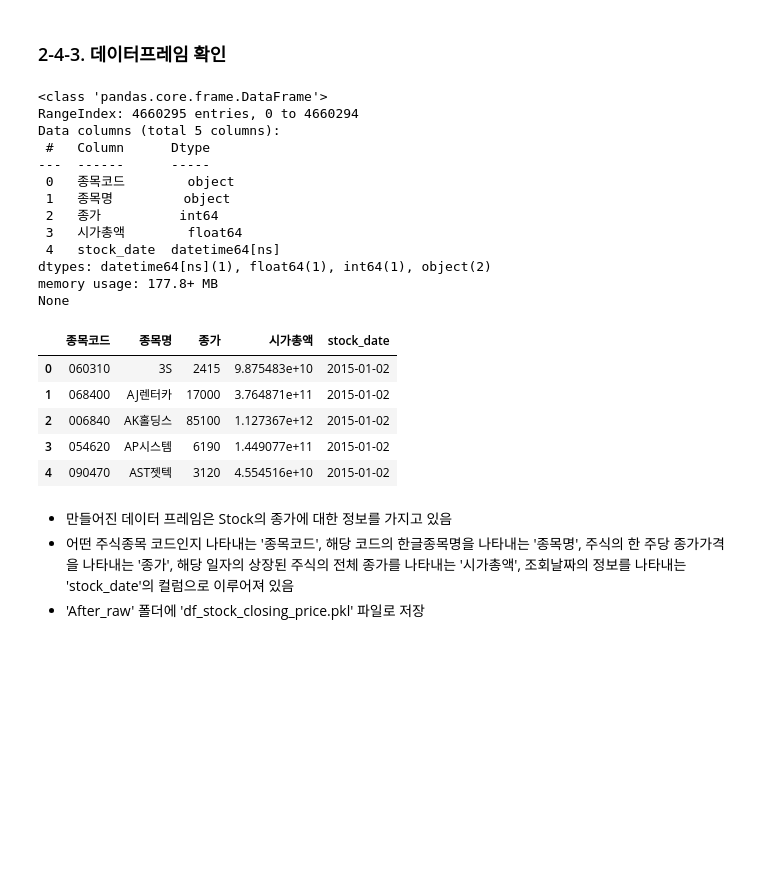
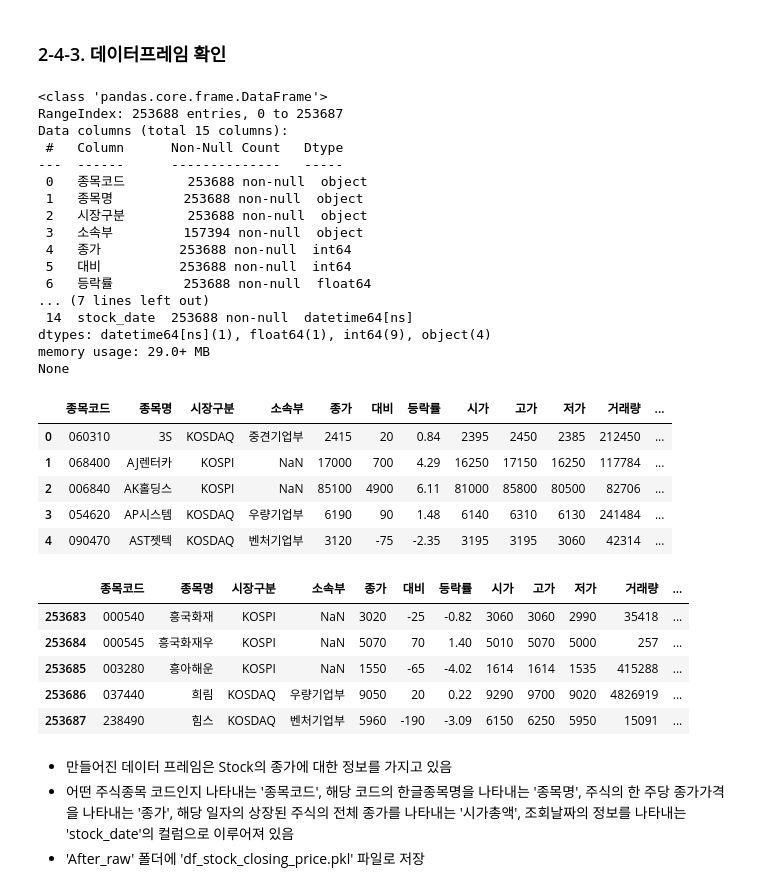
Before and after one commit to Ryong1998/snowball, a Jupyter notebook: 2_Data_Understanding.ipynb, the cells around one changed output. Cells and saved outputs as stored; diff of their text form; code cells hidden in the pictures; blank space fills up the shorter version.

```diff
--- a/2_Data_Understanding.ipynb
+++ b/2_Data_Understanding.ipynb
@@ -808,29 +837,40 @@ df_stock_concat = df_stock_concat.reset_index(drop=True)
 # %%
 import pandas as pd
 # 로컬 pc에서 생성한 pdf 통합 파일 확인
 df_stock_closing_price = pd.read_pickle('/content/drive/MyDrive/snowball/data/After_raw/df_stock_closing_price.pkl')
 print(df_stock_closing_price.info())
 display(df_stock_closing_price.head())
+display(df_stock_closing_price.tail())
 # %% [output]
 <class 'pandas.core.frame.DataFrame'>
-RangeIndex: 4660295 entries, 0 to 4660294
-Data columns (total 5 columns):
- #   Column      Dtype
----  ------      -----
- 0   종목코드        object
- 1   종목명         object
- 2   종가          int64
- 3   시가총액        float64
- 4   stock_date  datetime64[ns]
-dtypes: datetime64[ns](1), float64(1), int64(1), object(2)
-memory usage: 177.8+ MB
+RangeIndex: 253688 entries, 0 to 253687
+Data columns (total 15 columns):
+ #   Column      Non-Null Count   Dtype
+---  ------      --------------   -----
+ 0   종목코드        253688 non-null  object
+ 1   종목명         253688 non-null  object
+ 2   시장구분        253688 non-null  object
+ 3   소속부         157394 non-null  object
+ 4   종가          253688 non-null  int64
+ 5   대비          253688 non-null  int64
+ 6   등락률         253688 non-null  float64
+... (7 lines left out)
+ 14  stock_date  253688 non-null  datetime64[ns]
+dtypes: datetime64[ns](1), float64(1), int64(9), object(4)
+memory usage: 29.0+ MB
 None
-|  | 종목코드 | 종목명 | 종가 | 시가총액 | stock_date |
-| 0 | 060310 | 3S | 2415 | 9.875483e+10 | 2015-01-02 |
-| 1 | 068400 | AJ렌터카 | 17000 | 3.764871e+11 | 2015-01-02 |
-| 2 | 006840 | AK홀딩스 | 85100 | 1.127367e+12 | 2015-01-02 |
-| 3 | 054620 | AP시스템 | 6190 | 1.449077e+11 | 2015-01-02 |
-| 4 | 090470 | AST젯텍 | 3120 | 4.554516e+10 | 2015-01-02 |
+|  | 종목코드 | 종목명 | 시장구분 | 소속부 | 종가 | 대비 | 등락률 | 시가 | 고가 | 저가 | 거래량 | ... |
+| 0 | 060310 | 3S | KOSDAQ | 중견기업부 | 2415 | 20 | 0.84 | 2395 | 2450 | 2385 | 212450 | ... |
+| 1 | 068400 | AJ렌터카 | KOSPI | NaN | 17000 | 700 | 4.29 | 16250 | 17150 | 16250 | 117784 | ... |
+| 2 | 006840 | AK홀딩스 | KOSPI | NaN | 85100 | 4900 | 6.11 | 81000 | 85800 | 80500 | 82706 | ... |
+| 3 | 054620 | AP시스템 | KOSDAQ | 우량기업부 | 6190 | 90 | 1.48 | 6140 | 6310 | 6130 | 241484 | ... |
+| 4 | 090470 | AST젯텍 | KOSDAQ | 벤처기업부 | 3120 | -75 | -2.35 | 3195 | 3195 | 3060 | 42314 | ... |
+|  | 종목코드 | 종목명 | 시장구분 | 소속부 | 종가 | 대비 | 등락률 | 시가 | 고가 | 저가 | 거래량 | ... |
+| 253683 | 000540 | 흥국화재 | KOSPI | NaN | 3020 | -25 | -0.82 | 3060 | 3060 | 2990 | 35418 | ... |
+| 253684 | 000545 | 흥국화재우 | KOSPI | NaN | 5070 | 70 | 1.40 | 5010 | 5070 | 5000 | 257 | ... |
+| 253685 | 003280 | 흥아해운 | KOSPI | NaN | 1550 | -65 | -4.02 | 1614 | 1614 | 1535 | 415288 | ... |
+| 253686 | 037440 | 희림 | KOSDAQ | 우량기업부 | 9050 | 20 | 0.22 | 9290 | 9700 | 9020 | 4826919 | ... |
+| 253687 | 238490 | 힘스 | KOSDAQ | 벤처기업부 | 5960 | -190 | -3.09 | 6150 | 6250 | 5950 | 15091 | ... |
 # %% [markdown]
 - 만들어진 데이터 프레임은 Stock의 종가에 대한 정보를 가지고 있음
 - 어떤 주식종목 코드인지 나타내는 '종목코드', 해당 코드의 한글종목명을 나타내는 '종목명', 주식의 한 주당 종가가격을 나타내는 '종가', 해당 일자의 상장된 주식의 전체 종가를 나타내는 '시가총액', 조회날짜의 정보를 나타내는 'stock_date'의 컬럼으로 이루어져 있음
```
Also changed, not shown: parts of 87 cells of this notebook.
